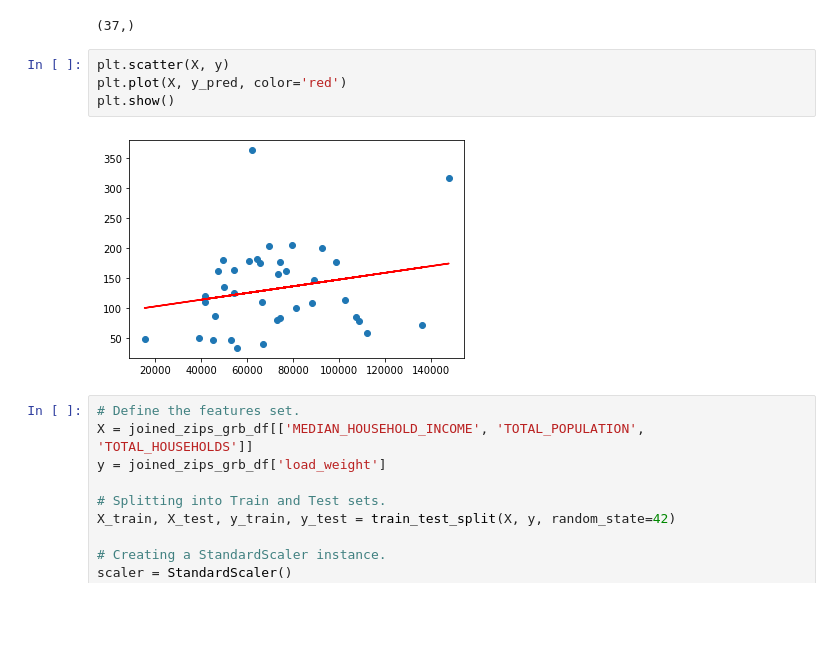
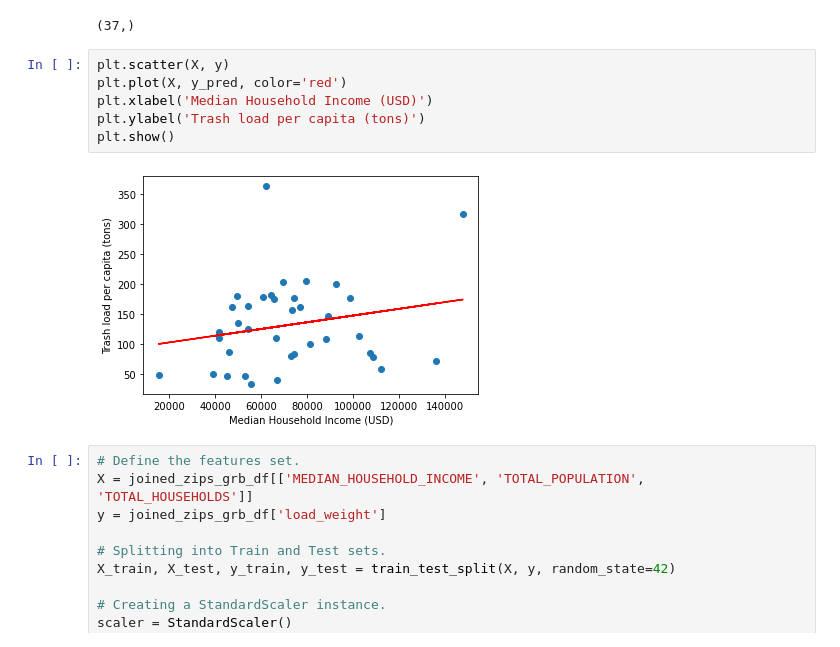
Before and after one commit to TheLittlePrincess/Final_project, a Jupyter notebook: ML_rough_model_Week2.ipynb, the cells around one changed output. Drawn from its saved outputs; the diff is of its cells as text; blank space fills up the shorter version.

```diff
--- a/ML_rough_model_Week2.ipynb
+++ b/ML_rough_model_Week2.ipynb
@@ -116,9 +114,11 @@ print(y_pred.shape)
 # %%
 plt.scatter(X, y)
 plt.plot(X, y_pred, color='red')
+plt.xlabel('Median Household Income (USD)')
+plt.ylabel('Trash load per capita (tons)')
 plt.show()
 # %% [output]
-[figure, old version]
+[figure, new version]
 # %%
 # Define the features set.
 X = joined_zips_grb_df[['MEDIAN_HOUSEHOLD_INCOME', 'TOTAL_POPULATION', 'TOTAL_HOUSEHOLDS']]
```
Also changed, not shown: parts of 9 cells of this notebook.
